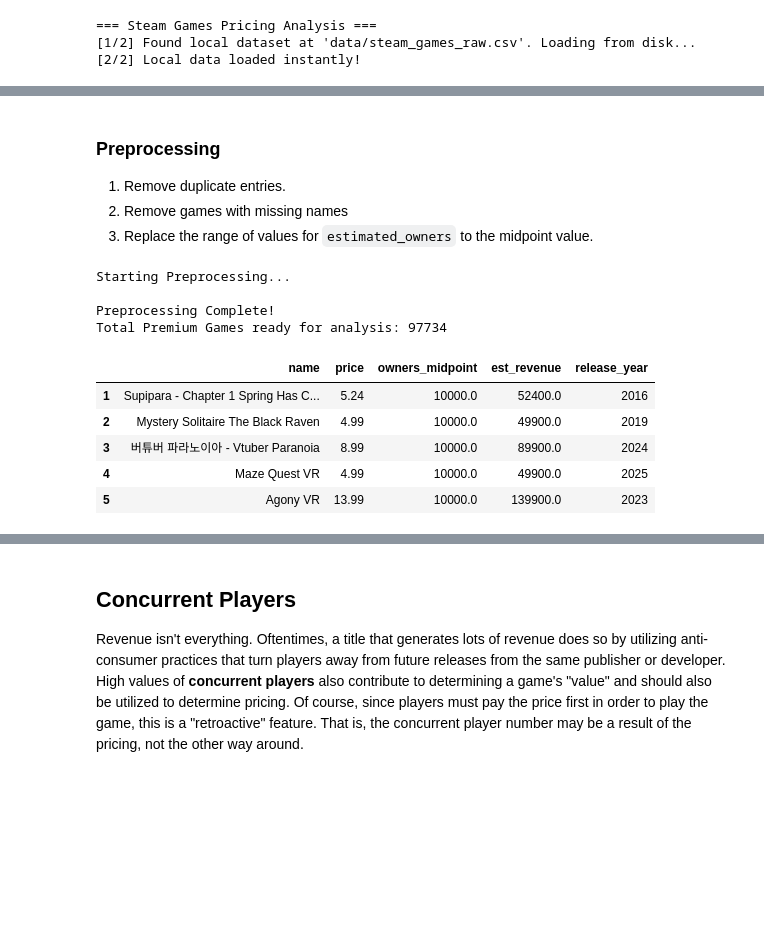
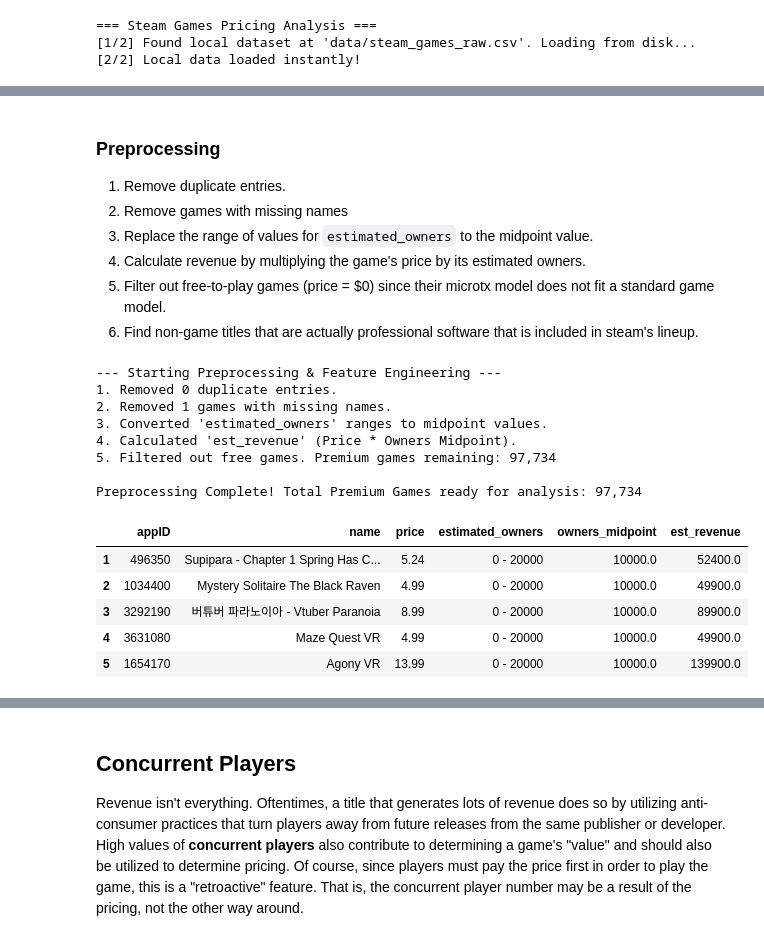
Before and after one commit to AMahapatra-Anly/Steam-Pricing-Analysis, a Jupyter notebook: Steam_Pricing_Analysis.ipynb, the cells around one changed output, grey strips where cells are left out. Saved outputs shown, nothing was run; the diff lists cells and outputs as text; code cells hidden in the pictures; blank space fills up the shorter version.

```diff
--- a/Steam_Pricing_Analysis.ipynb
+++ b/Steam_Pricing_Analysis.ipynb
@@ -133,52 +151,64 @@ Duplicate games found: 0
 1. Remove duplicate entries.
 2. Remove games with missing names
 3. Replace the range of values for `estimated_owners` to the midpoint value.
+4. Calculate revenue by multiplying the game's price by its estimated owners.
+5. Filter out free-to-play games (price = $0) since their microtx model does not fit a standard game model.
+6. Find non-game titles that are actually professional software that is included in steam's lineup.
 # %%
-print("Starting Preprocessing...")
+print("--- Starting Preprocessing & Feature Engineering ---")
 
-# 1. Drop Duplicates (if any exist)
-if duplicate_count > 0:
-    df = df.drop_duplicates(subset=['appID'], keep='first')
-    print("Duplicates removed.")
+# Save a copy of the raw data before modifications just in case
+df_raw = df.copy()
 
-# 2. Function to convert 'estimated_owners' range strings to a numeric midpoint
+# Task 1. Remove duplicate entries based on the unique appID
+initial_rows = len(df)
+df = df.drop_duplicates(subset=['appID'], keep='first')
+print(f"1. Removed {initial_rows - len(df):,} duplicate entries.")
+
+# Task 2. Remove games with missing names
+current_rows = len(df)
+df = df.dropna(subset=['name'])
+print(f"2. Removed {current_rows - len(df):,} games with missing names.")
+
+# Task 3. Replace the range of values for 'estimated_owners' to the midpoint value
 def parse_owners(owner_str):
     if pd.isna(owner_str) or owner_str == '0 - 0':
         return 0
     # Extract numbers from strings like '20000 - 50000'
     numbers = [int(s) for s in re.findall(r'\d+', str(owner_str))]
     if len(numbers) == 2:
         return sum(numbers) / 2
     return numbers[0] if numbers else 0
 
-# Apply the conversion to create our Demand metric
 df['owners_midpoint'] = df['estimated_owners'].apply(parse_owners)
+print("3. Converted 'estimated_owners' ranges to midpoint values.")
 
-# 3. Date Conversion
-# Convert string dates to actual datetime objects so we can filter by year later
-df['release_date'] = pd.to_datetime(df['release_date'], errors='coerce')
-df['release_year'] = df['release_date'].dt.year
+# Task 4. Create our Revenue Proxy
+df['est_revenue'] = df['price'] * df['owners_midpoint']
+print("4. Calculated 'est_revenue' (Price * Owners Midpoint).")
 
-# 4. Create our Revenue Proxy and filter for "Premium" games
-df['est_revenue'] = df['price'] * df['owners_midpoint']
+# Task 5. Filter for Premium games (Drop Free-to-Play)
+df_premium = df[df['price'] > 0].copy()
+print(f"5. Filtered out free games. Premium games remaining: {len(df_premium):,}")
 
-# We filter out Free games (price == 0) because they use a microtransaction
-# business model, which doesn't fit a standard premium price elasticity analysis.
-df_premium = df[df['price'] > 0].copy()
+print(f"\nPreprocessing Complete! Total Premium Games ready for analysis: {len(df_premium):,}")
 
-print(f"\nPreprocessing Complete!")
-print(f"Total Premium Games ready for analysis: {len(df_premium)}")
-df_premium[['name', 'price', 'owners_midpoint', 'est_revenue', 'release_year']].head()
+# Display a quick verification check
+display(df_premium[['appID', 'name', 'price', 'estimated_owners', 'owners_midpoint', 'est_revenue']].head())
 # %% [output]
-Starting Preprocessing...
+--- Starting Preprocessing & Feature Engineering ---
+1. Removed 0 duplicate entries.
+2. Removed 1 games with missing names.
+3. Converted 'estimated_owners' ranges to midpoint values.
+4. Calculated 'est_revenue' (Price * Owners Midpoint).
+5. Filtered out free games. Premium games remaining: 97,734
 
-Preprocessing Complete!
-Total Premium Games ready for analysis: 97734
+Preprocessing Complete! Total Premium Games ready for analysis: 97,734
-|  | name | price | owners_midpoint | est_revenue | release_year |
-| 1 | Supipara - Chapter 1 Spring Has C... | 5.24 | 10000.0 | 52400.0 | 2016 |
-| 2 | Mystery Solitaire The Black Raven | 4.99 | 10000.0 | 49900.0 | 2019 |
-| 3 | 버튜버 파라노이아 - Vtuber Paranoia | 8.99 | 10000.0 | 89900.0 | 2024 |
-| 4 | Maze Quest VR | 4.99 | 10000.0 | 49900.0 | 2025 |
-| 5 | Agony VR | 13.99 | 10000.0 | 139900.0 | 2023 |
+|  | appID | name | price | estimated_owners | owners_midpoint | est_revenue |
+| 1 | 496350 | Supipara - Chapter 1 Spring Has C... | 5.24 | 0 - 20000 | 10000.0 | 52400.0 |
+| 2 | 1034400 | Mystery Solitaire The Black Raven | 4.99 | 0 - 20000 | 10000.0 | 49900.0 |
+| 3 | 3292190 | 버튜버 파라노이아 - Vtuber Paranoia | 8.99 | 0 - 20000 | 10000.0 | 89900.0 |
+| 4 | 3631080 | Maze Quest VR | 4.99 | 0 - 20000 | 10000.0 | 49900.0 |
+| 5 | 1654170 | Agony VR | 13.99 | 0 - 20000 | 10000.0 | 139900.0 |
 # %% [markdown]
 # Exploratory Data Analysis
```
Also changed, not shown: parts of 27 cells of this notebook, 12 other files.
